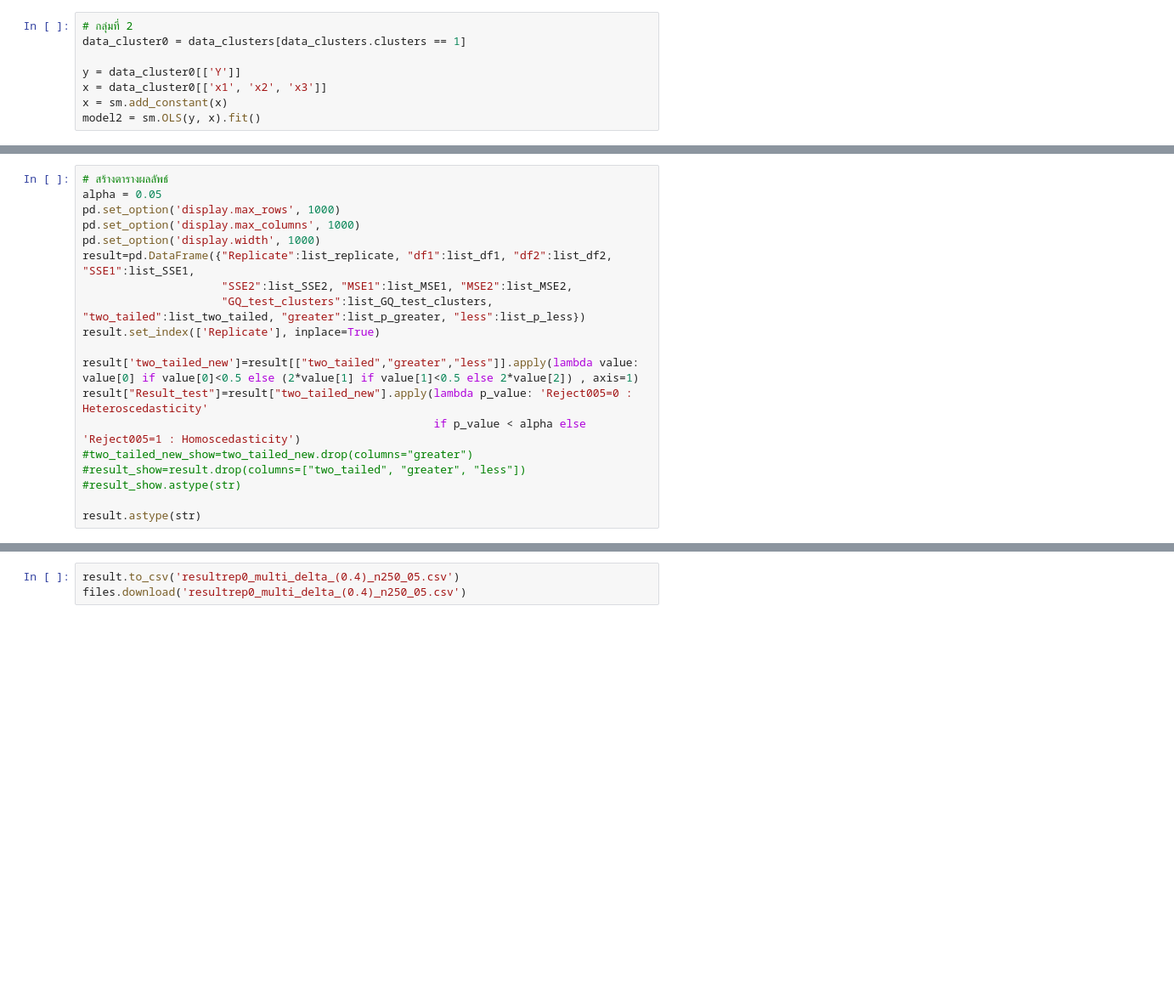
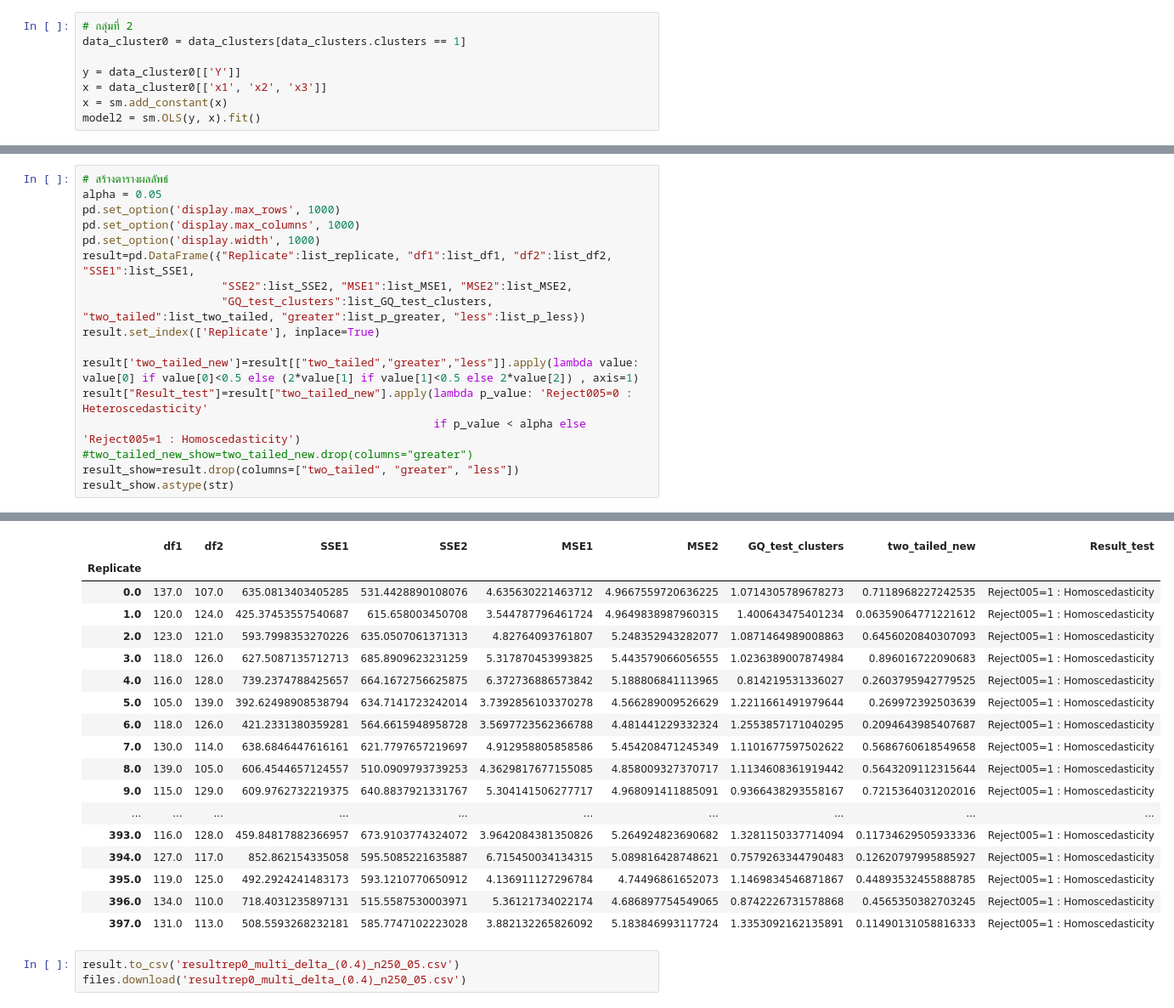
Before and after one commit to iam-fern/Generate_multiplication, a Jupyter notebook: GQtest_cluster_data_multi_delta_(0_4)_n250_05.ipynb, the cells around one changed output, grey strips where cells are left out. Shown at 85% size. Cells and saved outputs as stored; diff of their text form; blank space fills up the shorter version.

```diff
--- a/GQtest_cluster_data_multi_delta_(0_4)_n250_05.ipynb
+++ b/GQtest_cluster_data_multi_delta_(0_4)_n250_05.ipynb
@@ -387,8 +412,6 @@ result['two_tailed_new']=result[["two_tailed","greater","less"]].apply(lambda va
 result["Result_test"]=result["two_tailed_new"].apply(lambda p_value: 'Reject005=0 : Heteroscedasticity'
                                                      if p_value < alpha else 'Reject005=1 : Homoscedasticity')
 #two_tailed_new_show=two_tailed_new.drop(columns="greater")
-#result_show=result.drop(columns=["two_tailed", "greater", "less"])
-#result_show.astype(str)
-
-result.astype(str)
+result_show=result.drop(columns=["two_tailed", "greater", "less"])
+result_show.astype(str)
 # %% [output]
@@ -412,3 +418,21 @@ Replicate
+|  | df1 | df2 | SSE1 | SSE2 | MSE1 | MSE2 | GQ_test_clusters | two_tailed_new | Result_test |
+| Replicate |  |  |  |  |  |  |  |  |  |
+| 0.0 | 137.0 | 107.0 | 635.0813403405285 | 531.4428890108076 | 4.635630221463712 | 4.9667559720636225 | 1.0714305789678273 | 0.7118968227242535 | Reject005=1 : Homoscedasticity |
+| 1.0 | 120.0 | 124.0 | 425.37453557540687 | 615.658003450708 | 3.544787796461724 | 4.9649838987960315 | 1.400643475401234 | 0.06359064771221612 | Reject005=1 : Homoscedasticity |
+| 2.0 | 123.0 | 121.0 | 593.7998353270226 | 635.0507061371313 | 4.82764093761807 | 5.248352943282077 | 1.0871464989008863 | 0.6456020840307093 | Reject005=1 : Homoscedasticity |
+| 3.0 | 118.0 | 126.0 | 627.5087135712713 | 685.8909623231259 | 5.317870453993825 | 5.443579066056555 | 1.0236389007874984 | 0.896016722090683 | Reject005=1 : Homoscedasticity |
+| 4.0 | 116.0 | 128.0 | 739.2374788425657 | 664.1672756625875 | 6.372736886573842 | 5.188806841113965 | 0.814219531336027 | 0.2603795942779525 | Reject005=1 : Homoscedasticity |
+| 5.0 | 105.0 | 139.0 | 392.62498908538794 | 634.7141723242014 | 3.7392856103370278 | 4.566289009526629 | 1.2211661491979644 | 0.269972392503639 | Reject005=1 : Homoscedasticity |
+| 6.0 | 118.0 | 126.0 | 421.2331380359281 | 564.6615948958728 | 3.5697723562366788 | 4.481441229332324 | 1.2553857171040295 | 0.2094643985407687 | Reject005=1 : Homoscedasticity |
+| 7.0 | 130.0 | 114.0 | 638.6846447616161 | 621.7797657219697 | 4.912958805858586 | 5.454208471245349 | 1.1101677597502622 | 0.5686760618549658 | Reject005=1 : Homoscedasticity |
+| 8.0 | 139.0 | 105.0 | 606.4544657124557 | 510.0909793739253 | 4.3629817677155085 | 4.858009327370717 | 1.1134608361919442 | 0.5643209112315644 | Reject005=1 : Homoscedasticity |
+| 9.0 | 115.0 | 129.0 | 609.9762732219375 | 640.8837921331767 | 5.304141506277717 | 4.968091411885091 | 0.9366438293558167 | 0.7215364031202016 | Reject005=1 : Homoscedasticity |
+| ... | ... | ... | ... | ... | ... | ... | ... | ... | ... |
+| 393.0 | 116.0 | 128.0 | 459.84817882366957 | 673.9103774324072 | 3.9642084381350826 | 5.264924823690682 | 1.3281150337714094 | 0.11734629505933336 | Reject005=1 : Homoscedasticity |
+| 394.0 | 127.0 | 117.0 | 852.862154335058 | 595.5085221635887 | 6.715450034134315 | 5.089816428748621 | 0.7579263344790483 | 0.12620797995885927 | Reject005=1 : Homoscedasticity |
+| 395.0 | 119.0 | 125.0 | 492.2924241483173 | 593.1210770650912 | 4.136911127296784 | 4.74496861652073 | 1.1469834546871867 | 0.44893532455888785 | Reject005=1 : Homoscedasticity |
+| 396.0 | 134.0 | 110.0 | 718.4031235897131 | 515.5587530003971 | 5.36121734022174 | 4.686897754549065 | 0.8742226731578868 | 0.4565350382703245 | Reject005=1 : Homoscedasticity |
+| 397.0 | 131.0 | 113.0 | 508.5593268232181 | 585.7747102223028 | 3.882132265826092 | 5.183846993117724 | 1.3353092162135891 | 0.11490131058816333 | Reject005=1 : Homoscedasticity |
 # %%
 result.to_csv('resultrep0_multi_delta_(0.4)_n250_05.csv')
 files.download('resultrep0_multi_delta_(0.4)_n250_05.csv')
```
Also changed, not shown: parts of 18 cells of this notebook.
